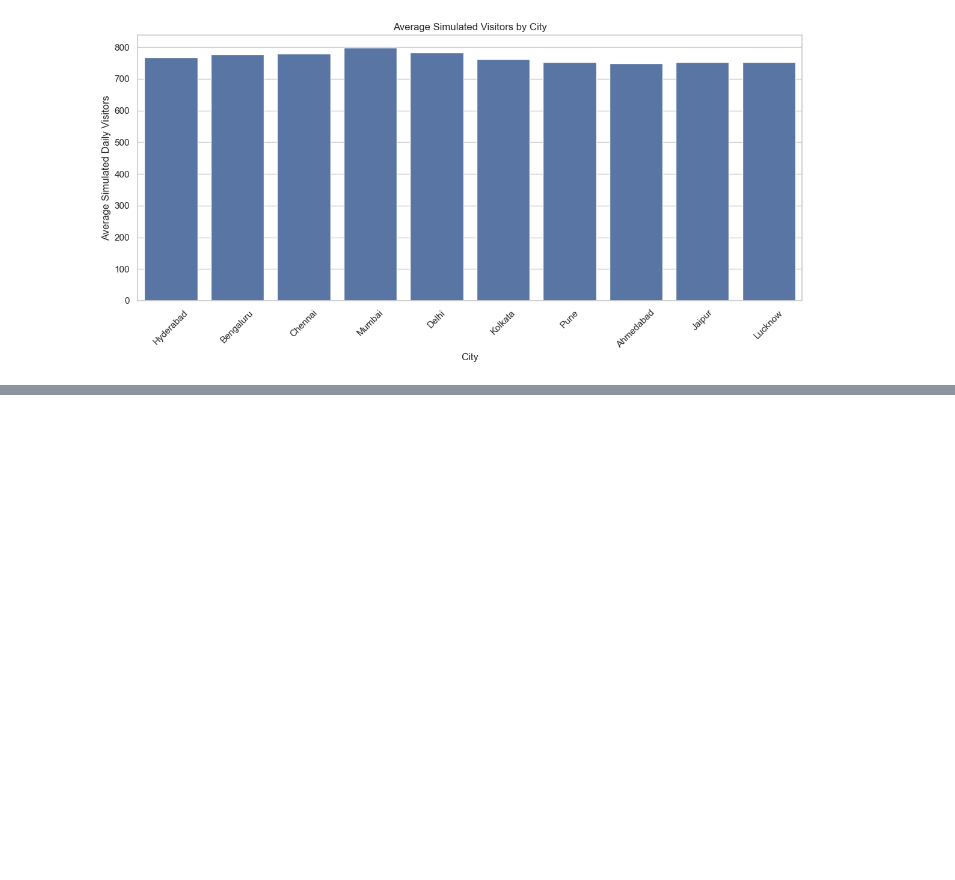
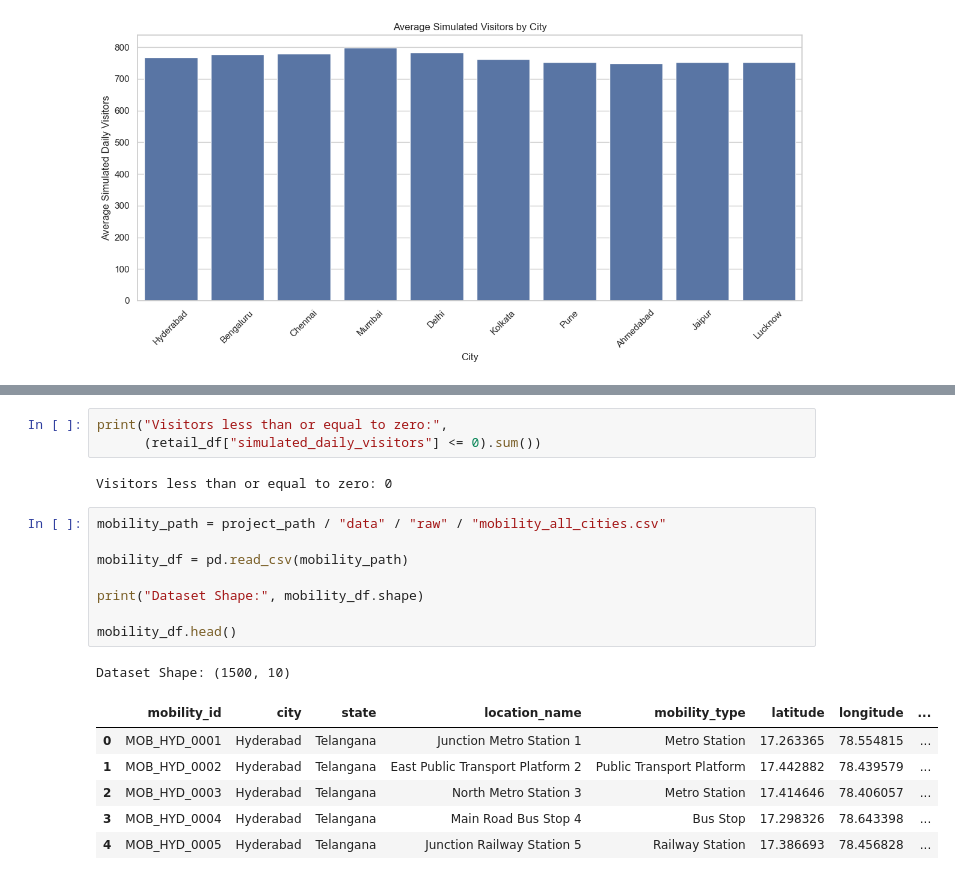
Before and after one commit to aravind541/GeoPulse-Retail-Mobility-Analytics, a Jupyter notebook: GeoPulse_EDA.ipynb, the cells around one changed output, grey strips where cells are left out. Saved outputs shown, nothing was run; the diff lists cells and outputs as text; blank space fills up the shorter version.

```diff
--- a/GeoPulse_EDA.ipynb
+++ b/GeoPulse_EDA.ipynb
@@ -316,0 +344,21 @@ plt.show()
+# %%
+print("Visitors less than or equal to zero:",
+      (retail_df["simulated_daily_visitors"] <= 0).sum())
+# %% [output]
+Visitors less than or equal to zero: 0
+# %%
+mobility_path = project_path / "data" / "raw" / "mobility_all_cities.csv"
+
+mobility_df = pd.read_csv(mobility_path)
+
+print("Dataset Shape:", mobility_df.shape)
+
+mobility_df.head()
+# %% [output]
+Dataset Shape: (1500, 10)
+|  | mobility_id | city | state | location_name | mobility_type | latitude | longitude | ... |
+| 0 | MOB_HYD_0001 | Hyderabad | Telangana | Junction Metro Station 1 | Metro Station | 17.263365 | 78.554815 | ... |
+| 1 | MOB_HYD_0002 | Hyderabad | Telangana | East Public Transport Platform 2 | Public Transport Platform | 17.442882 | 78.439579 | ... |
+| 2 | MOB_HYD_0003 | Hyderabad | Telangana | North Metro Station 3 | Metro Station | 17.414646 | 78.406057 | ... |
+| 3 | MOB_HYD_0004 | Hyderabad | Telangana | Main Road Bus Stop 4 | Bus Stop | 17.298326 | 78.643398 | ... |
+| 4 | MOB_HYD_0005 | Hyderabad | Telangana | Junction Railway Station 5 | Railway Station | 17.386693 | 78.456828 | ... |
```
Also changed, not shown: parts of 9 cells of this notebook.
